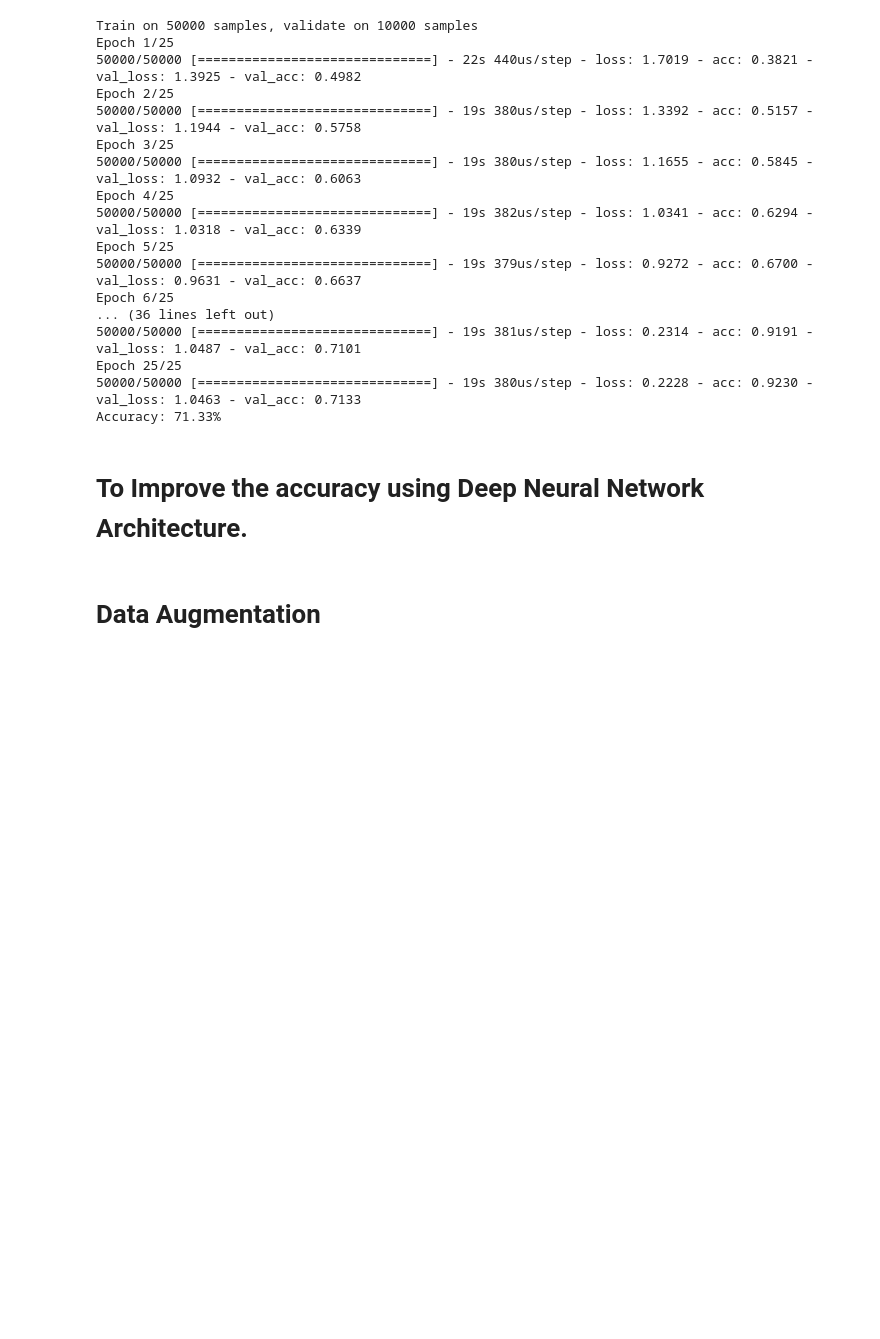
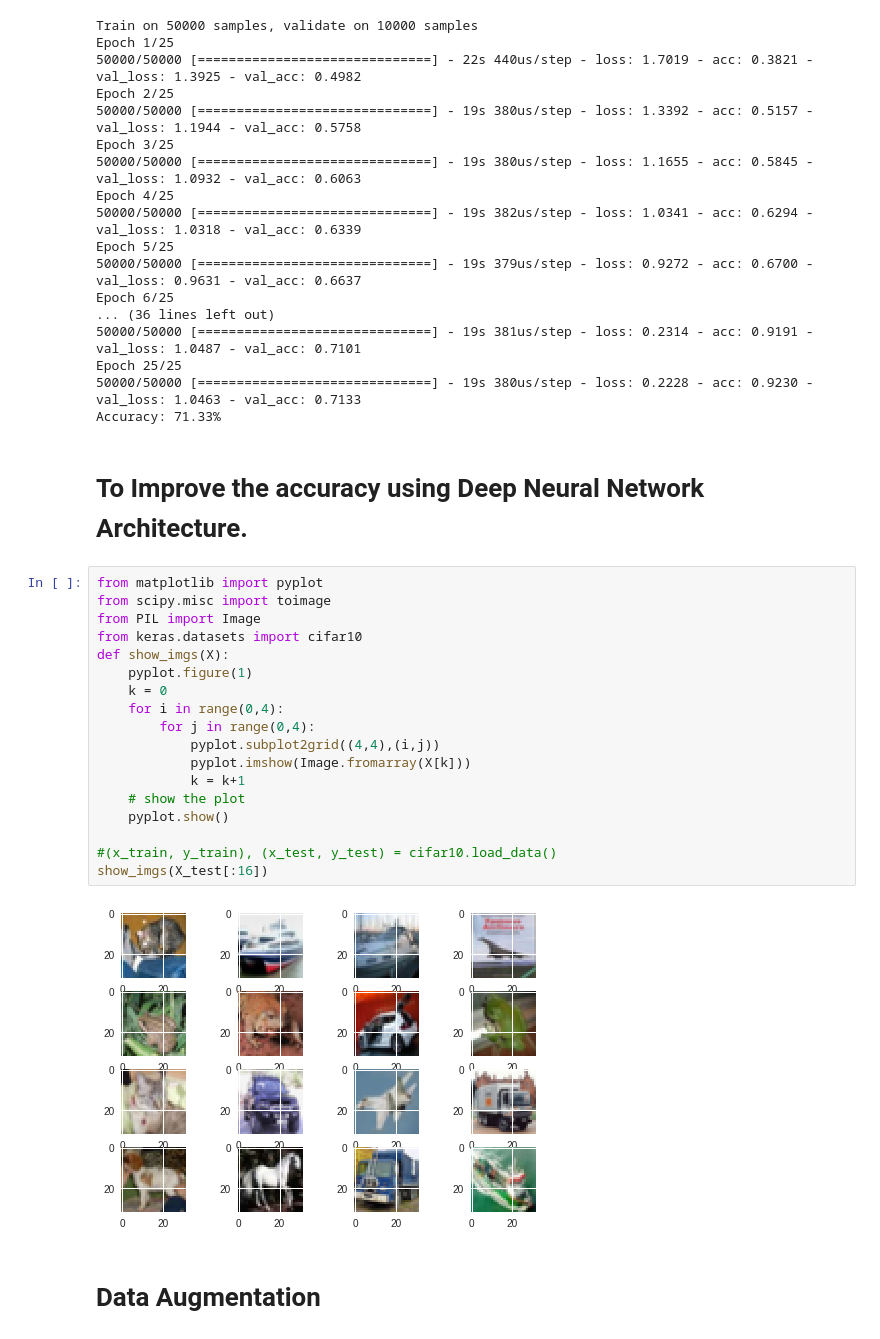
Before and after one commit to MallikarjunNamagiri/mallik32, a Jupyter notebook: CNN/Dataset–CIFAR10.ipynb, the cells around one changed output. Saved outputs shown, nothing was run; the diff lists cells and outputs as text; blank space fills up the shorter version.

```diff
--- a/CNN/Dataset–CIFAR10.ipynb
+++ b/CNN/Dataset–CIFAR10.ipynb
@@ -120,6 +120,26 @@ Epoch 25/25
 Accuracy: 71.33%
 # %% [markdown]
 # To Improve the accuracy using Deep Neural Network Architecture.
+# %%
+from matplotlib import pyplot
+from scipy.misc import toimage
+from PIL import Image
+from keras.datasets import cifar10
+def show_imgs(X):
+    pyplot.figure(1)
+    k = 0
+    for i in range(0,4):
+        for j in range(0,4):
+            pyplot.subplot2grid((4,4),(i,j))
+            pyplot.imshow(Image.fromarray(X[k]))
+            k = k+1
+    # show the plot
+    pyplot.show()
+
+#(x_train, y_train), (x_test, y_test) = cifar10.load_data()
+show_imgs(X_test[:16])
+# %% [output]
+[figure, added]
 # %% [markdown]
 # Data Augmentation
 # %%
```
Also changed, not shown: parts of 5 cells of this notebook.
